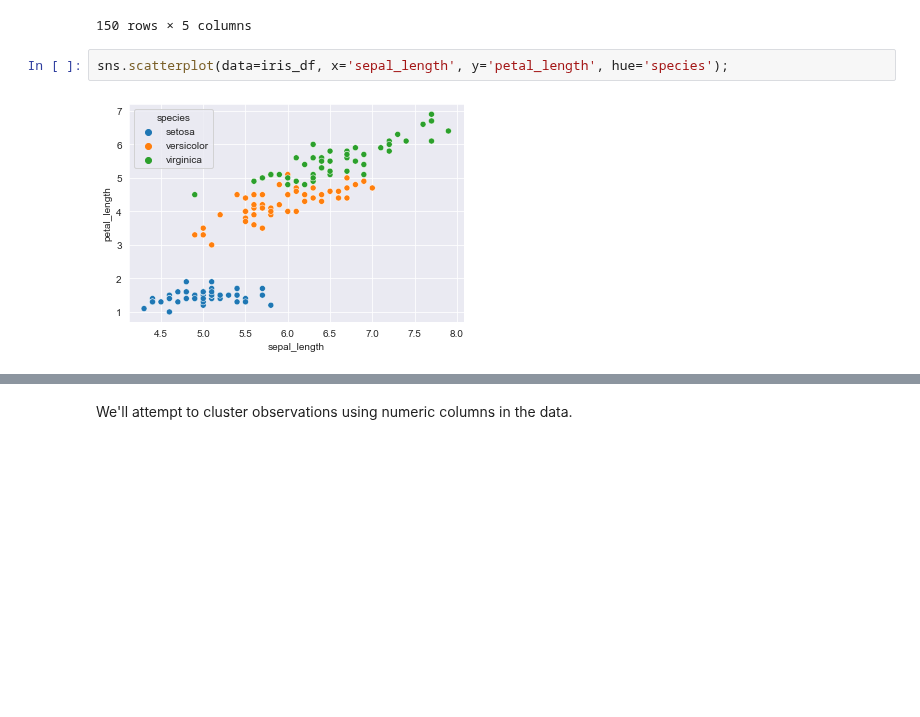
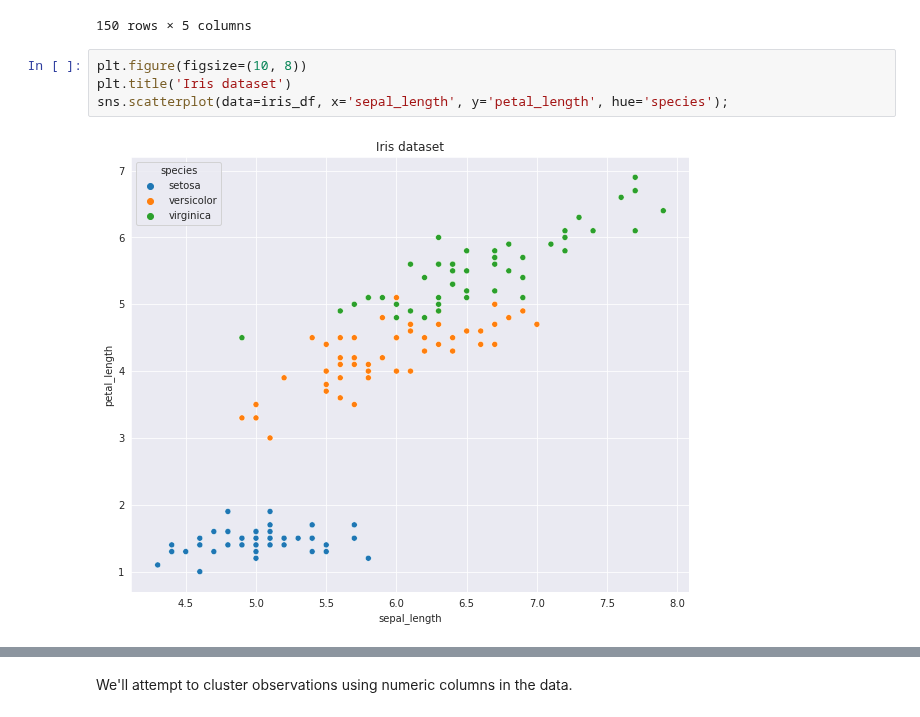
Before and after one commit to aleksmn/jovian, a Jupyter notebook: machine-learning/sklearn-unsupervised-learning/sklearn-unsupervised-learning.ipynb, the cells around one changed output, grey strips where cells are left out. Saved outputs shown, nothing was run; the diff lists cells and outputs as text; blank space fills up the shorter version.

```diff
--- a/machine-learning/sklearn-unsupervised-learning/sklearn-unsupervised-learning.ipynb
+++ b/machine-learning/sklearn-unsupervised-learning/sklearn-unsupervised-learning.ipynb
@@ -89,6 +90,8 @@ iris_df
 | 149 | 5.9 | 3.0 | 5.1 | 1.8 | virginica |
 150 rows × 5 columns
 # %%
+plt.figure(figsize=(10, 8))
+plt.title('Iris dataset')
 sns.scatterplot(data=iris_df, x='sepal_length', y='petal_length', hue='species');
 # %% [output]
-[figure, old version]
+[figure, new version]
```
Also changed, not shown: parts of 38 cells of this notebook.
